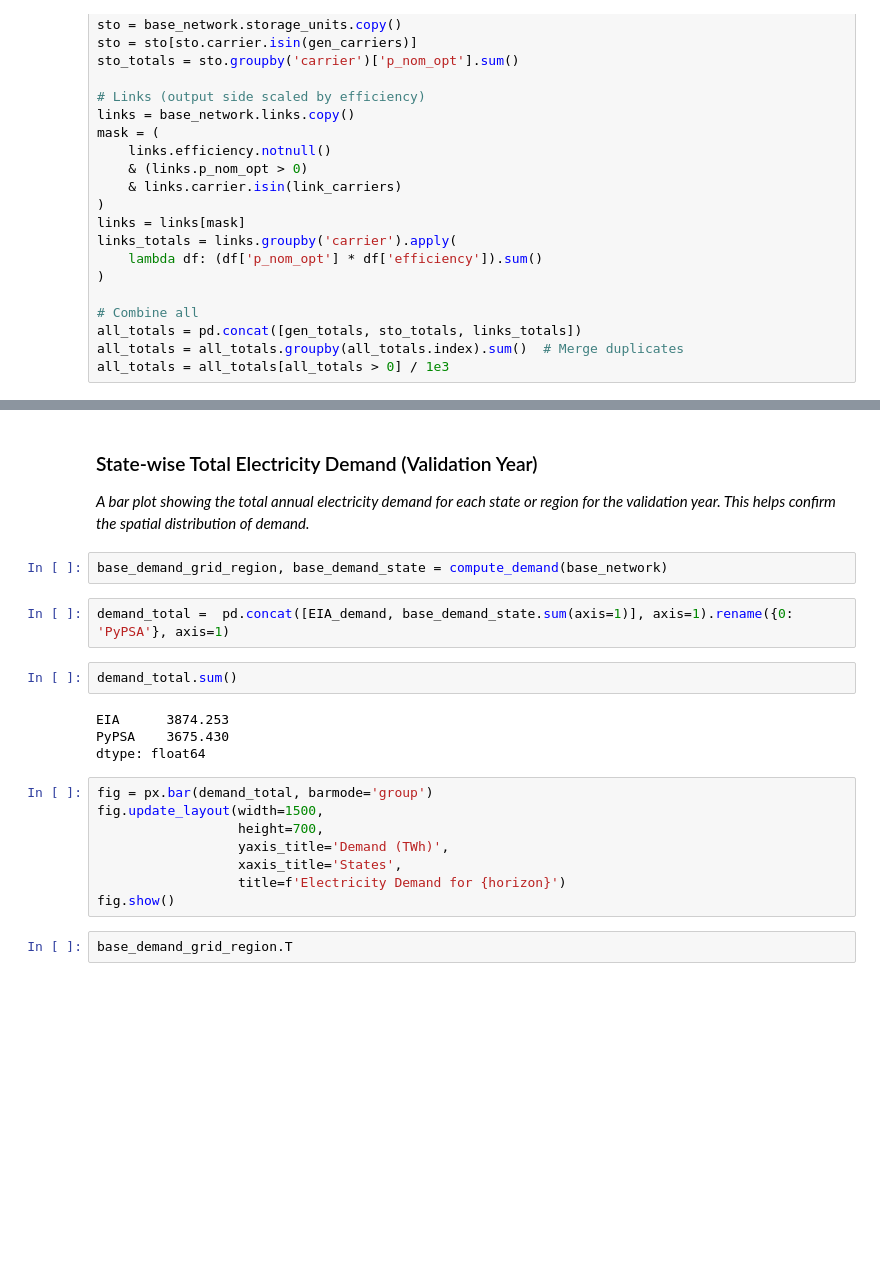
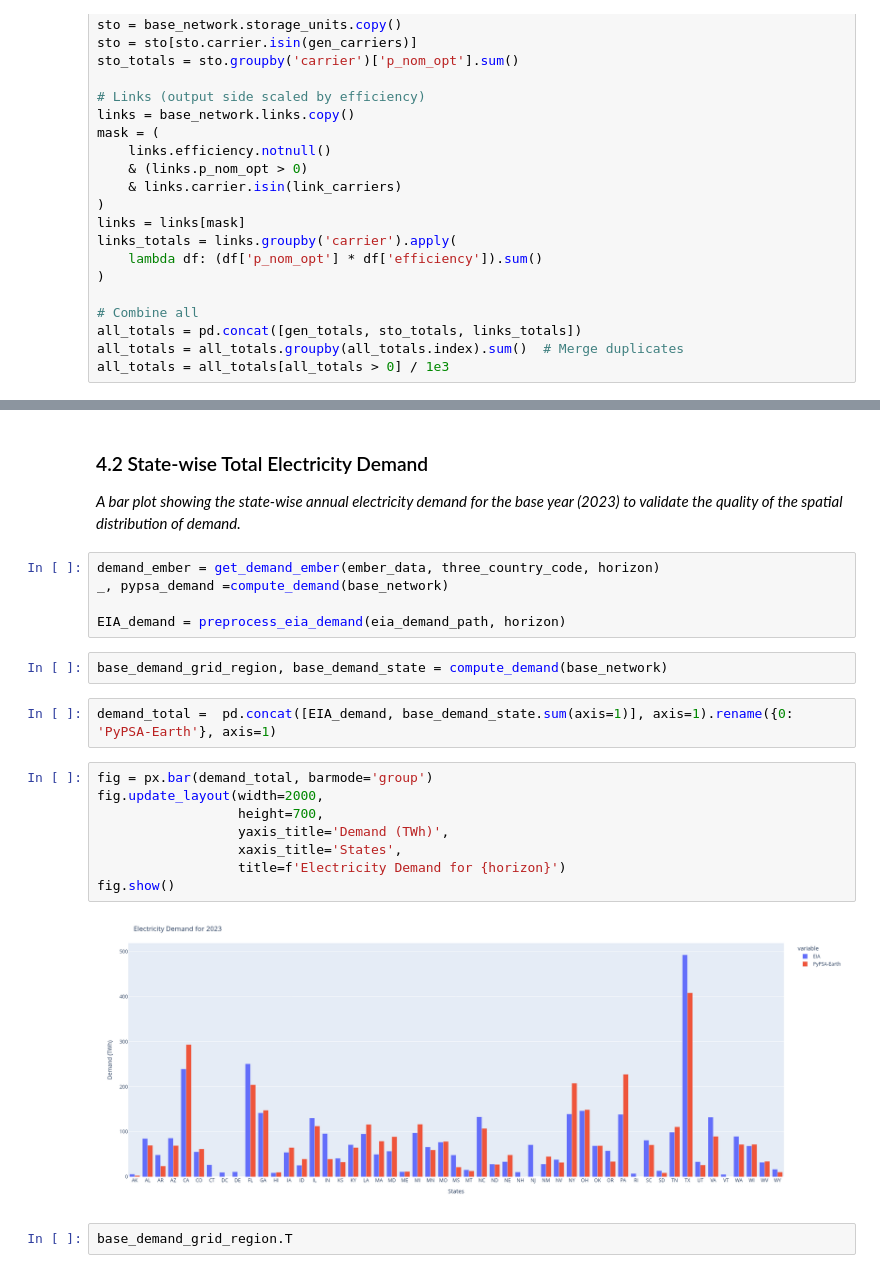
Before and after one commit to open-energy-transition/efuels-supply-potentials, a Jupyter notebook: notebooks/validation_EIA_Ember.ipynb, the cells around one changed output, grey strips where cells are left out. Drawn from its saved outputs; the diff is of its cells as text; blank space fills up the shorter version.

```diff
--- a/notebooks/validation_EIA_Ember.ipynb
+++ b/notebooks/validation_EIA_Ember.ipynb
@@ -674,24 +648,26 @@ plt.tight_layout()
 # %% [markdown]
-### State-wise Total Electricity Demand (Validation Year)
-*A bar plot showing the total annual electricity demand for each state or region for the validation year. This helps confirm the spatial distribution of demand.*
+### 4.2 State-wise Total Electricity Demand
+
+*A bar plot showing the state-wise annual electricity demand for the base year (2023) to validate the quality of the spatial distribution of demand.*
+# %%
+demand_ember = get_demand_ember(ember_data, three_country_code, horizon)
+_, pypsa_demand =compute_demand(base_network)
+
+EIA_demand = preprocess_eia_demand(eia_demand_path, horizon)
 # %%
 base_demand_grid_region, base_demand_state = compute_demand(base_network)
 # %%
-demand_total =  pd.concat([EIA_demand, base_demand_state.sum(axis=1)], axis=1).rename({0: 'PyPSA'}, axis=1)
+demand_total =  pd.concat([EIA_demand, base_demand_state.sum(axis=1)], axis=1).rename({0: 'PyPSA-Earth'}, axis=1)
-# %%
-demand_total.sum()
-# %% [output]
-EIA      3874.253
-PyPSA    3675.430
-dtype: float64
 # %%
 fig = px.bar(demand_total, barmode='group')
-fig.update_layout(width=1500,
+fig.update_layout(width=2000,
                   height=700,
                   yaxis_title='Demand (TWh)',
                   xaxis_title='States',
                   title=f'Electricity Demand for {horizon}')
 fig.show()
+# %% [output]
+[figure, added]
 # %%
 base_demand_grid_region.T
 # %% [output]
```
Also changed, not shown: parts of 36 cells of this notebook.
